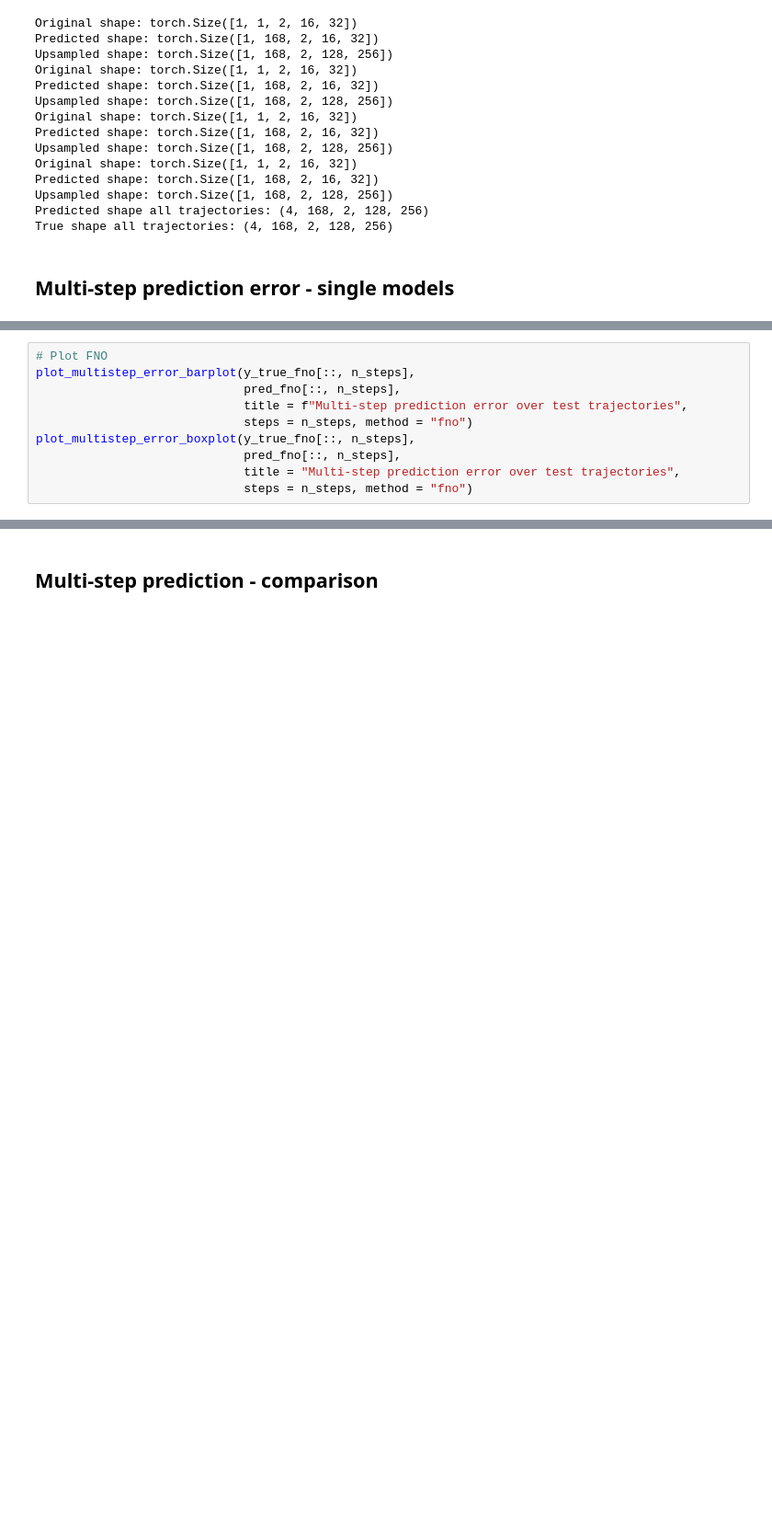
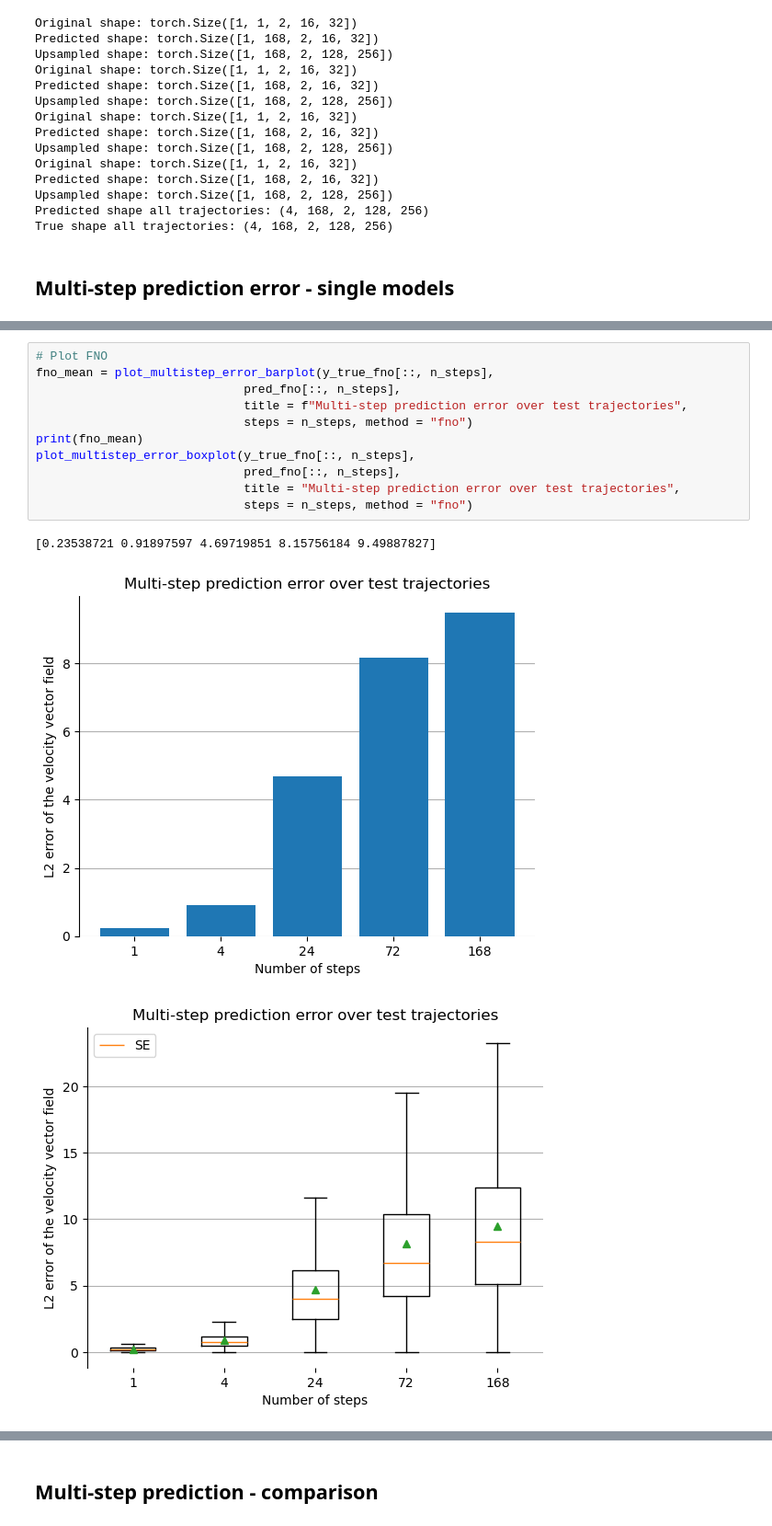
Before and after one commit to OpossumCrash/DS4DS-Final-Project, a Jupyter notebook: example_Masha 1.0.ipynb, the cells around one changed output, grey strips where cells are left out. Shown at 92% size. Saved outputs shown, nothing was run; the diff lists cells and outputs as text; blank space fills up the shorter version.

```diff
--- a/example_Masha 1.0.ipynb
+++ b/example_Masha 1.0.ipynb
@@ -346,12 +346,17 @@ plot_multistep_error_boxplot(y_true_dmd[::, n_steps],
 # %%
 # Plot FNO
-plot_multistep_error_barplot(y_true_fno[::, n_steps],
+fno_mean = plot_multistep_error_barplot(y_true_fno[::, n_steps],
                              pred_fno[::, n_steps],
                              title = f"Multi-step prediction error over test trajectories",
                              steps = n_steps, method = "fno")
+print(fno_mean)
 plot_multistep_error_boxplot(y_true_fno[::, n_steps],
                              pred_fno[::, n_steps],
                              title = "Multi-step prediction error over test trajectories",
                              steps = n_steps, method = "fno")
+# %% [output]
+[0.23538721 0.91897597 4.69719851 8.15756184 9.49887827]
+[figure, added]
+[figure, added]
 # %%
 # Plot TFNO
```
Also changed, not shown: parts of 10 cells of this notebook, 26 other files.
